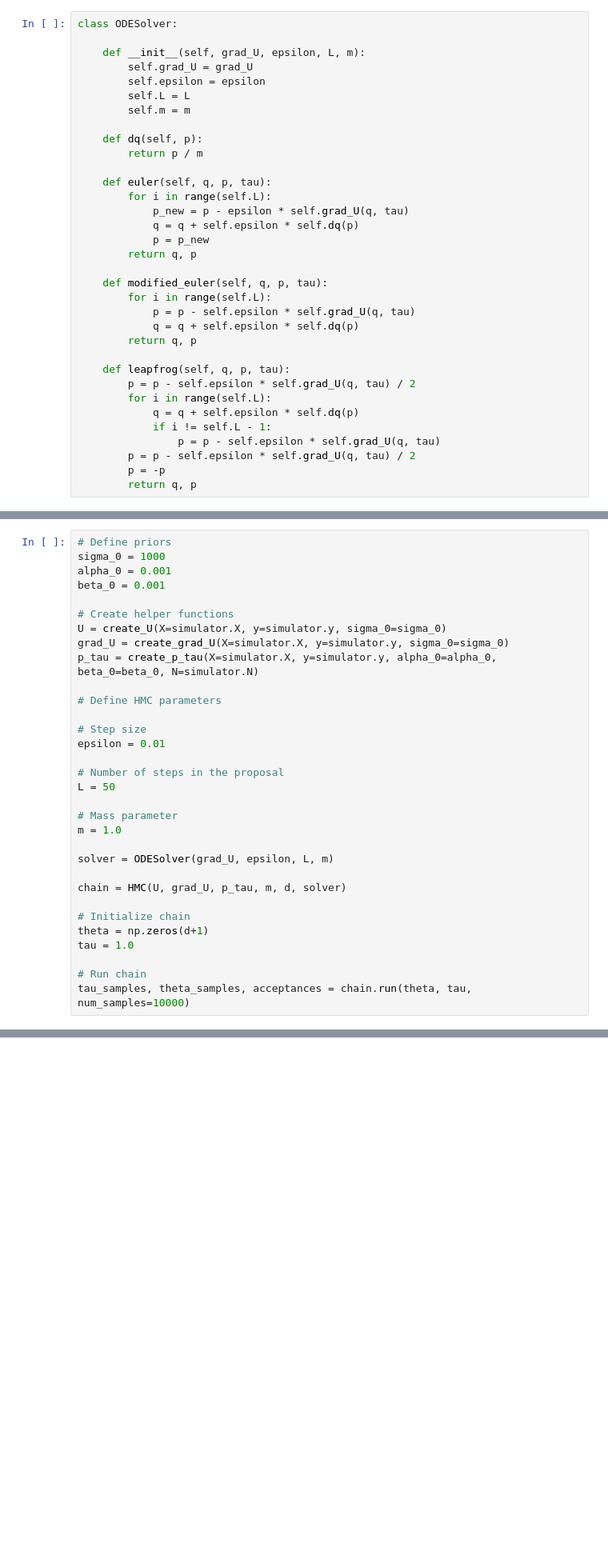
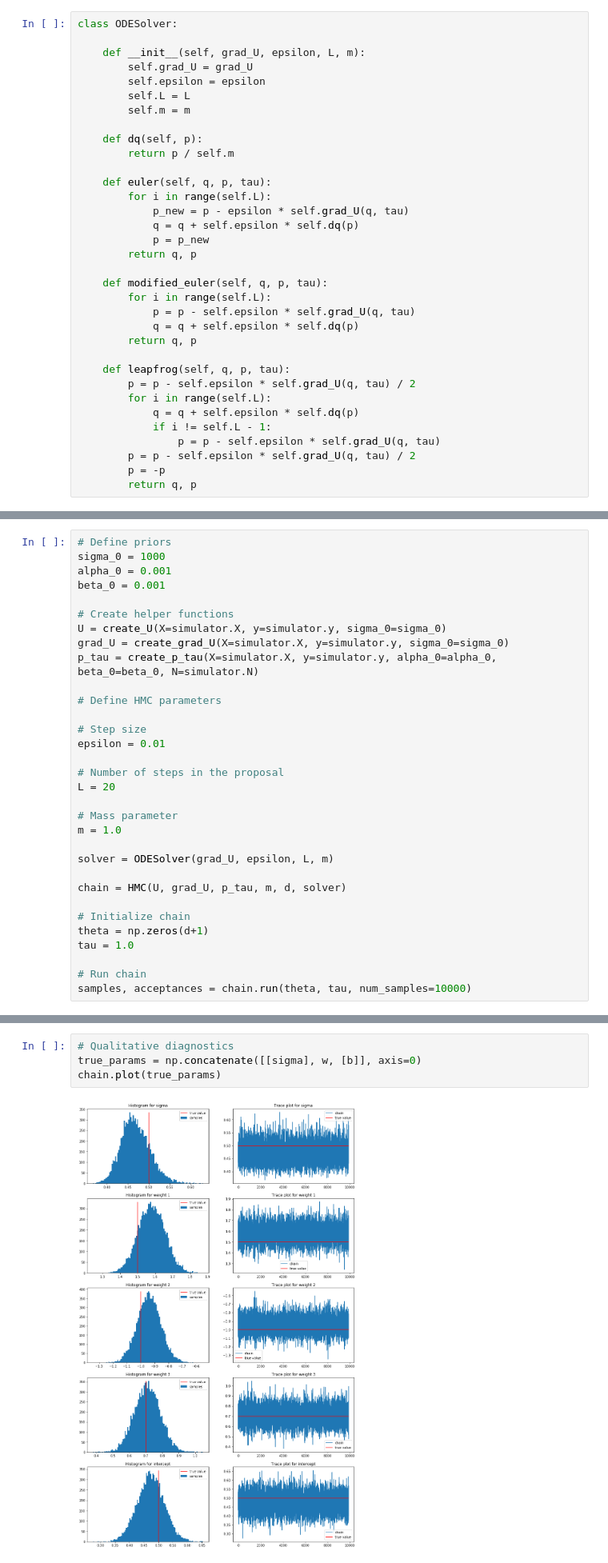
Before and after one commit to quynhhgoogoo/mcmc-project, a Jupyter notebook: notebooks/hmc/hmc_linear_regression.ipynb, the cells around one changed output, grey strips where cells are left out. Shown: that part at 80% size. Cells and saved outputs as stored; diff of their text form; blank space fills up the shorter version.

Commit message:
bug fix in psrf, automate plots

```diff
--- a/notebooks/hmc/hmc_linear_regression.ipynb
+++ b/notebooks/hmc/hmc_linear_regression.ipynb
@@ -112,7 +112,7 @@ class ODESolver:
         self.m = m
 
     def dq(self, p):
-        return p / m
+        return p / self.m
 
     def euler(self, q, p, tau):
         for i in range(self.L):
@@ -284,7 +314,7 @@ p_tau = create_p_tau(X=simulator.X, y=simulator.y, alpha_0=alpha_0, beta_0=beta_
 epsilon = 0.01
 
 # Number of steps in the proposal
-L = 50
+L = 20
 
 # Mass parameter
 m = 1.0
@@ -298,5 +328,5 @@ theta = np.zeros(d+1)
 tau = 1.0
 
 # Run chain
-tau_samples, theta_samples, acceptances = chain.run(theta, tau, num_samples=10000)
+samples, acceptances = chain.run(theta, tau, num_samples=10000)
 # %%
@@ -403,3 +348,9 @@ plt.show()
+# %%
+# Qualitative diagnostics
+true_params = np.concatenate([[sigma], w, [b]], axis=0)
+chain.plot(true_params)
+# %% [output]
+[figure, added]
 # %% [markdown]
 ## Diagnostics
 # %% [markdown]
```
Also changed, not shown: parts of 15 cells of this notebook, 1 other file.
